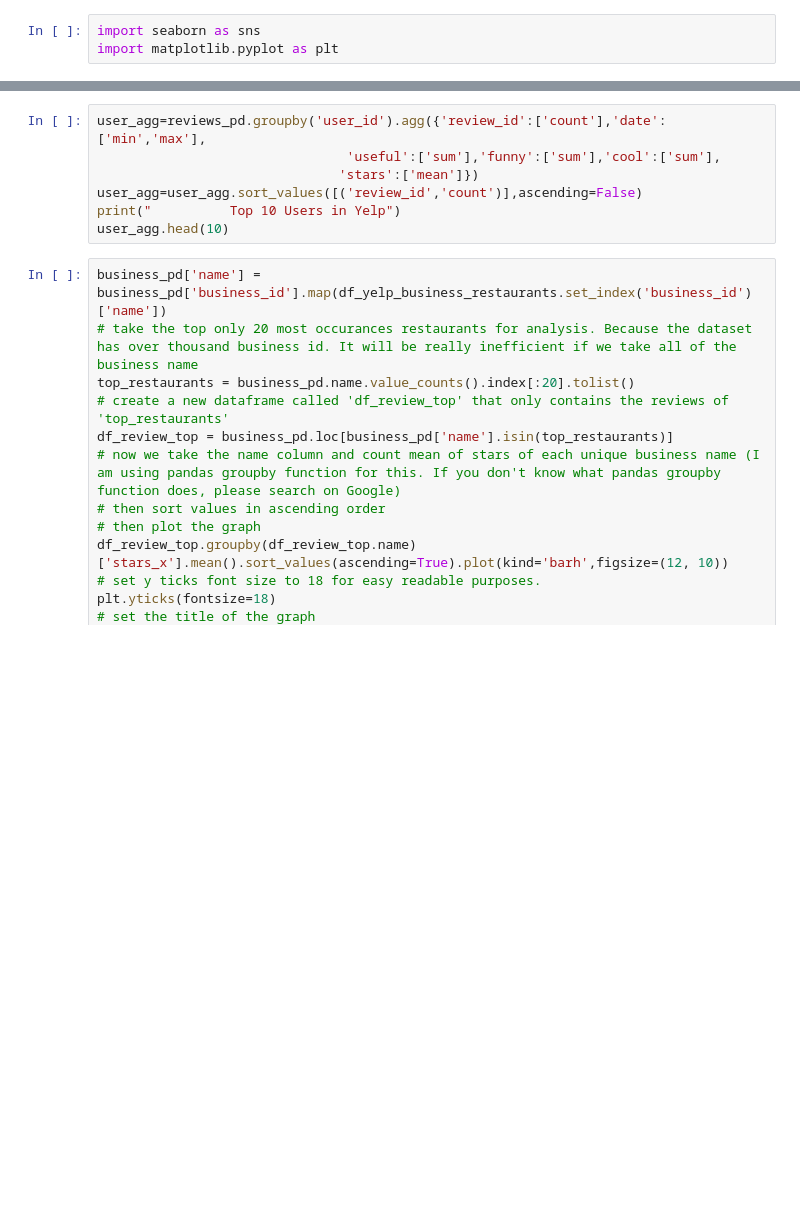
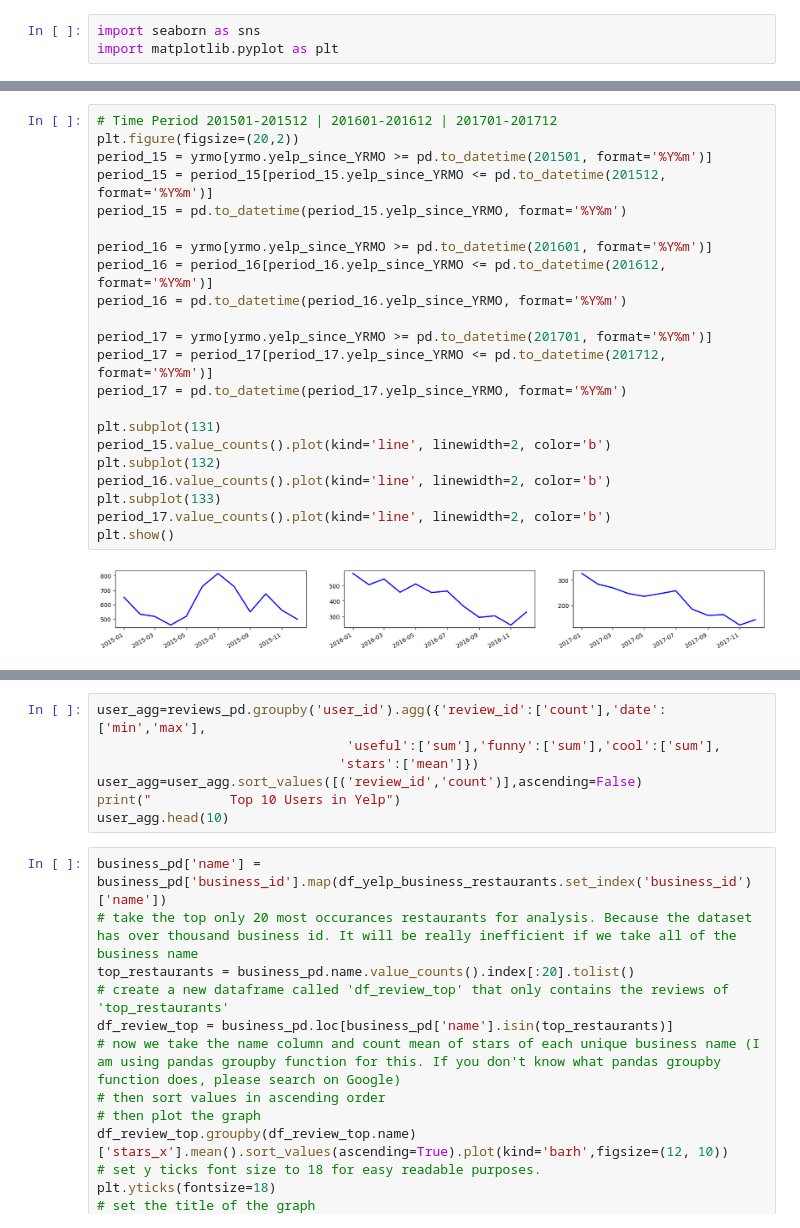
Before and after one commit to gbr-git/Masters_Project, a Jupyter notebook: Customer_Feedback_Analysis_Project.ipynb, the cells around one changed output, grey strips where cells are left out. Saved outputs shown, nothing was run; the diff lists cells and outputs as text; blank space fills up the shorter version.

```diff
--- a/Customer_Feedback_Analysis_Project.ipynb
+++ b/Customer_Feedback_Analysis_Project.ipynb
@@ -202,0 +495,24 @@ rp = pt.RainCloud(x=review_business_data_merged['stars_x'],y=review_business_dat
+# %%
+# Time Period 201501-201512 | 201601-201612 | 201701-201712
+plt.figure(figsize=(20,2))
+period_15 = yrmo[yrmo.yelp_since_YRMO >= pd.to_datetime(201501, format='%Y%m')]
+period_15 = period_15[period_15.yelp_since_YRMO <= pd.to_datetime(201512, format='%Y%m')]
+period_15 = pd.to_datetime(period_15.yelp_since_YRMO, format='%Y%m')
+
+period_16 = yrmo[yrmo.yelp_since_YRMO >= pd.to_datetime(201601, format='%Y%m')]
+period_16 = period_16[period_16.yelp_since_YRMO <= pd.to_datetime(201612, format='%Y%m')]
+period_16 = pd.to_datetime(period_16.yelp_since_YRMO, format='%Y%m')
+
+period_17 = yrmo[yrmo.yelp_since_YRMO >= pd.to_datetime(201701, format='%Y%m')]
+period_17 = period_17[period_17.yelp_since_YRMO <= pd.to_datetime(201712, format='%Y%m')]
+period_17 = pd.to_datetime(period_17.yelp_since_YRMO, format='%Y%m')
+
+plt.subplot(131)
+period_15.value_counts().plot(kind='line', linewidth=2, color='b')
+plt.subplot(132)
+period_16.value_counts().plot(kind='line', linewidth=2, color='b')
+plt.subplot(133)
+period_17.value_counts().plot(kind='line', linewidth=2, color='b')
+plt.show()
+# %% [output]
+[figure, added]
```
Also changed, not shown: parts of 90 cells of this notebook.
